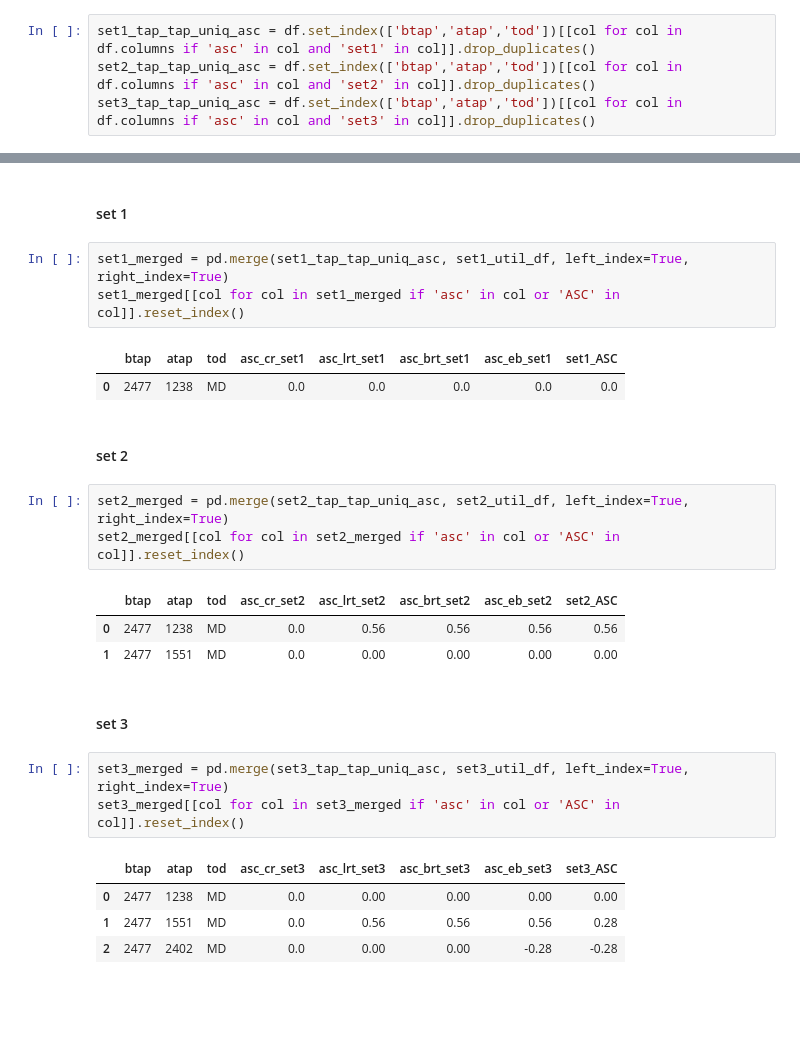
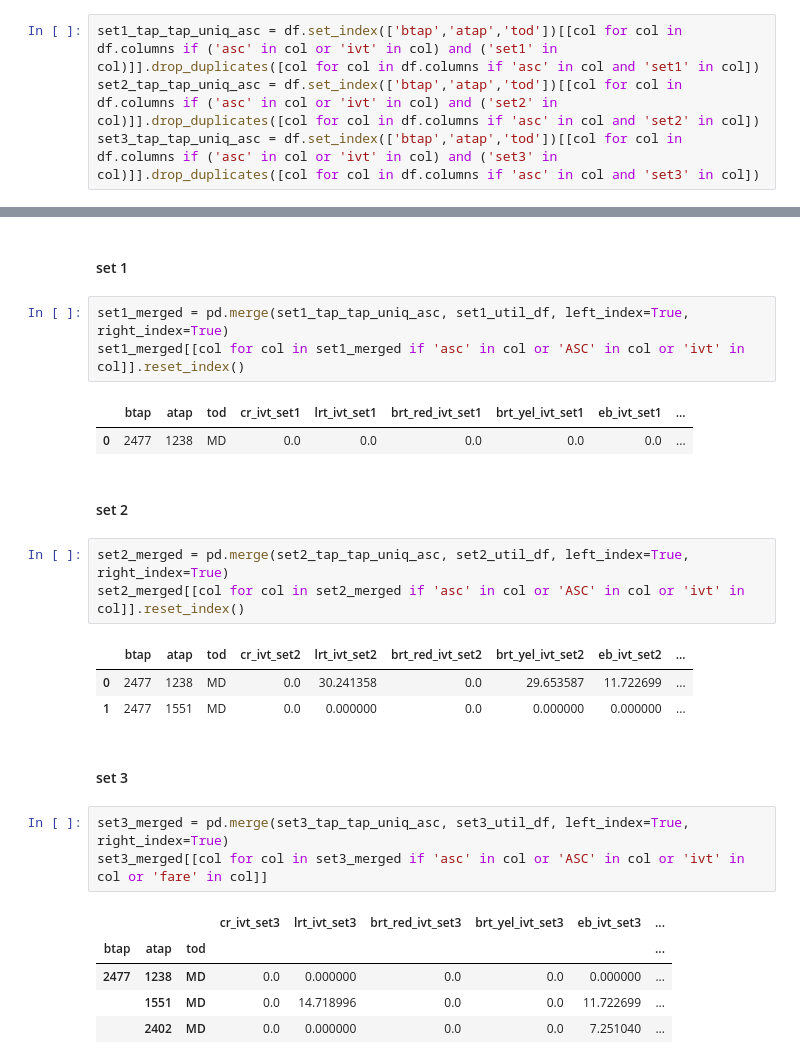
Before and after one commit to SANDAG/ABM, a Jupyter notebook: src/asim_cross_border/notebooks/debug tvpb.ipynb, the cells around one changed output, grey strips where cells are left out. Cells and saved outputs as stored; diff of their text form; blank space fills up the shorter version.

```diff
--- a/src/asim_cross_border/notebooks/debug tvpb.ipynb
+++ b/src/asim_cross_border/notebooks/debug tvpb.ipynb
@@ -50,7 +65,7 @@ df = pd.read_csv(
 # %%
-set1_tap_tap_uniq_asc = df.set_index(['btap','atap','tod'])[[col for col in df.columns if 'asc' in col and 'set1' in col]].drop_duplicates()
-set2_tap_tap_uniq_asc = df.set_index(['btap','atap','tod'])[[col for col in df.columns if 'asc' in col and 'set2' in col]].drop_duplicates()
-set3_tap_tap_uniq_asc = df.set_index(['btap','atap','tod'])[[col for col in df.columns if 'asc' in col and 'set3' in col]].drop_duplicates()
+set1_tap_tap_uniq_asc = df.set_index(['btap','atap','tod'])[[col for col in df.columns if ('asc' in col or 'ivt' in col) and ('set1' in col)]].drop_duplicates([col for col in df.columns if 'asc' in col and 'set1' in col])
+set2_tap_tap_uniq_asc = df.set_index(['btap','atap','tod'])[[col for col in df.columns if ('asc' in col or 'ivt' in col) and ('set2' in col)]].drop_duplicates([col for col in df.columns if 'asc' in col and 'set2' in col])
+set3_tap_tap_uniq_asc = df.set_index(['btap','atap','tod'])[[col for col in df.columns if ('asc' in col or 'ivt' in col) and ('set3' in col)]].drop_duplicates([col for col in df.columns if 'asc' in col and 'set3' in col])
 # %% [markdown]
 ### utility df's by set
 # %%
@@ -76,26 +91,27 @@ set3_util_df = util_df[[col for col in util_df.columns if 'set3' in col]].astype
 #### set 1
 # %%
 set1_merged = pd.merge(set1_tap_tap_uniq_asc, set1_util_df, left_index=True, right_index=True)
-set1_merged[[col for col in set1_merged if 'asc' in col or 'ASC' in col]].reset_index()
+set1_merged[[col for col in set1_merged if 'asc' in col or 'ASC' in col or 'ivt' in col]].reset_index()
 # %% [output]
-|  | btap | atap | tod | asc_cr_set1 | asc_lrt_set1 | asc_brt_set1 | asc_eb_set1 | set1_ASC |
-| 0 | 2477 | 1238 | MD | 0.0 | 0.0 | 0.0 | 0.0 | 0.0 |
+|  | btap | atap | tod | cr_ivt_set1 | lrt_ivt_set1 | brt_red_ivt_set1 | brt_yel_ivt_set1 | eb_ivt_set1 | ... |
+| 0 | 2477 | 1238 | MD | 0.0 | 0.0 | 0.0 | 0.0 | 0.0 | ... |
 # %% [markdown]
 #### set 2
 # %%
 set2_merged = pd.merge(set2_tap_tap_uniq_asc, set2_util_df, left_index=True, right_index=True)
-set2_merged[[col for col in set2_merged if 'asc' in col or 'ASC' in col]].reset_index()
+set2_merged[[col for col in set2_merged if 'asc' in col or 'ASC' in col or 'ivt' in col]].reset_index()
 # %% [output]
-|  | btap | atap | tod | asc_cr_set2 | asc_lrt_set2 | asc_brt_set2 | asc_eb_set2 | set2_ASC |
-| 0 | 2477 | 1238 | MD | 0.0 | 0.56 | 0.56 | 0.56 | 0.56 |
-| 1 | 2477 | 1551 | MD | 0.0 | 0.00 | 0.00 | 0.00 | 0.00 |
+|  | btap | atap | tod | cr_ivt_set2 | lrt_ivt_set2 | brt_red_ivt_set2 | brt_yel_ivt_set2 | eb_ivt_set2 | ... |
+| 0 | 2477 | 1238 | MD | 0.0 | 30.241358 | 0.0 | 29.653587 | 11.722699 | ... |
+| 1 | 2477 | 1551 | MD | 0.0 | 0.000000 | 0.0 | 0.000000 | 0.000000 | ... |
 # %% [markdown]
 #### set 3
 # %%
 set3_merged = pd.merge(set3_tap_tap_uniq_asc, set3_util_df, left_index=True, right_index=True)
-set3_merged[[col for col in set3_merged if 'asc' in col or 'ASC' in col]].reset_index()
+set3_merged[[col for col in set3_merged if 'asc' in col or 'ASC' in col or 'ivt' in col or 'fare' in col]]
 # %% [output]
-|  | btap | atap | tod | asc_cr_set3 | asc_lrt_set3 | asc_brt_set3 | asc_eb_set3 | set3_ASC |
-| 0 | 2477 | 1238 | MD | 0.0 | 0.00 | 0.00 | 0.00 | 0.00 |
-| 1 | 2477 | 1551 | MD | 0.0 | 0.56 | 0.56 | 0.56 | 0.28 |
-| 2 | 2477 | 2402 | MD | 0.0 | 0.00 | 0.00 | -0.28 | -0.28 |
+|  |  |  | cr_ivt_set3 | lrt_ivt_set3 | brt_red_ivt_set3 | brt_yel_ivt_set3 | eb_ivt_set3 | ... |
+| btap | atap | tod |  |  |  |  |  | ... |
+| 2477 | 1238 | MD | 0.0 | 0.000000 | 0.0 | 0.0 | 0.000000 | ... |
+|  | 1551 | MD | 0.0 | 14.718996 | 0.0 | 0.0 | 11.722699 | ... |
+|  | 2402 | MD | 0.0 | 0.000000 | 0.0 | 0.0 | 7.251040 | ... |
```
Also changed, not shown: parts of 9 cells of this notebook, 1 other file.
